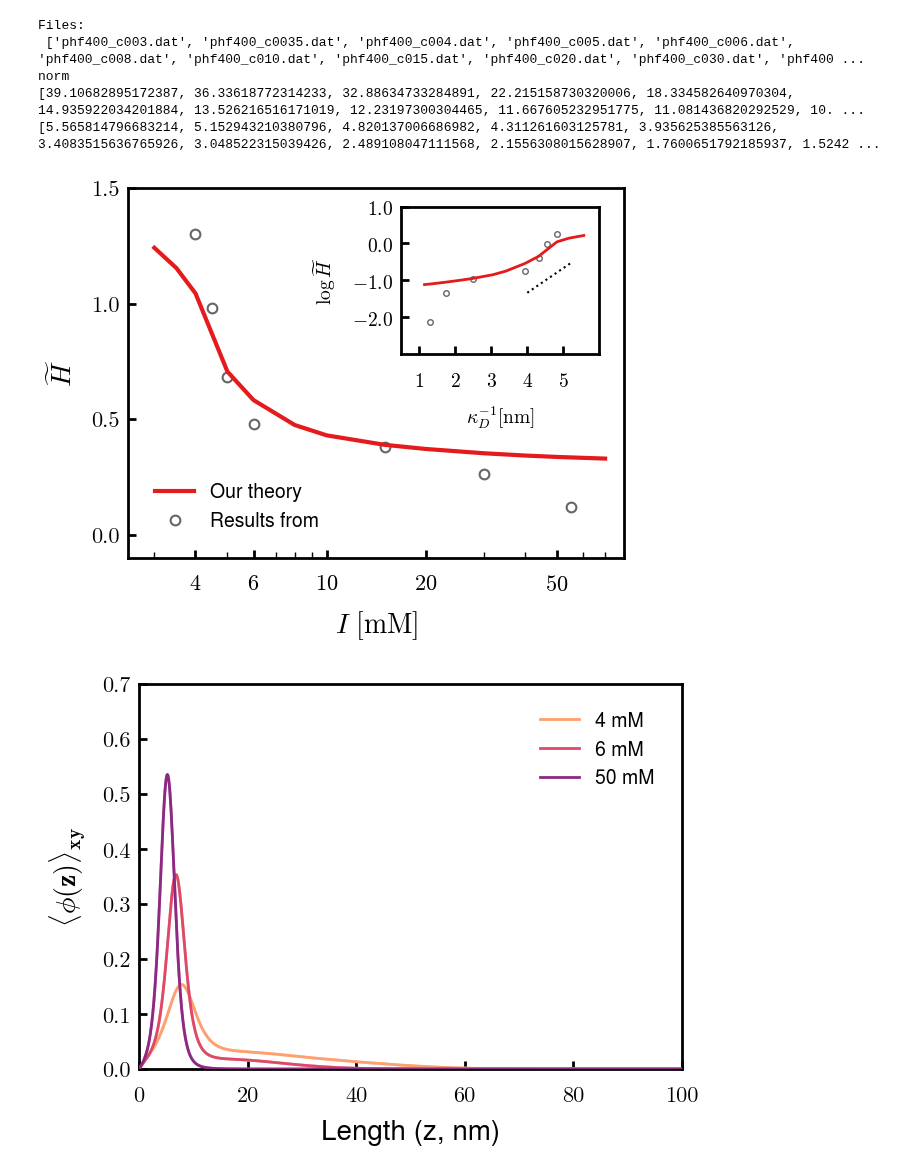
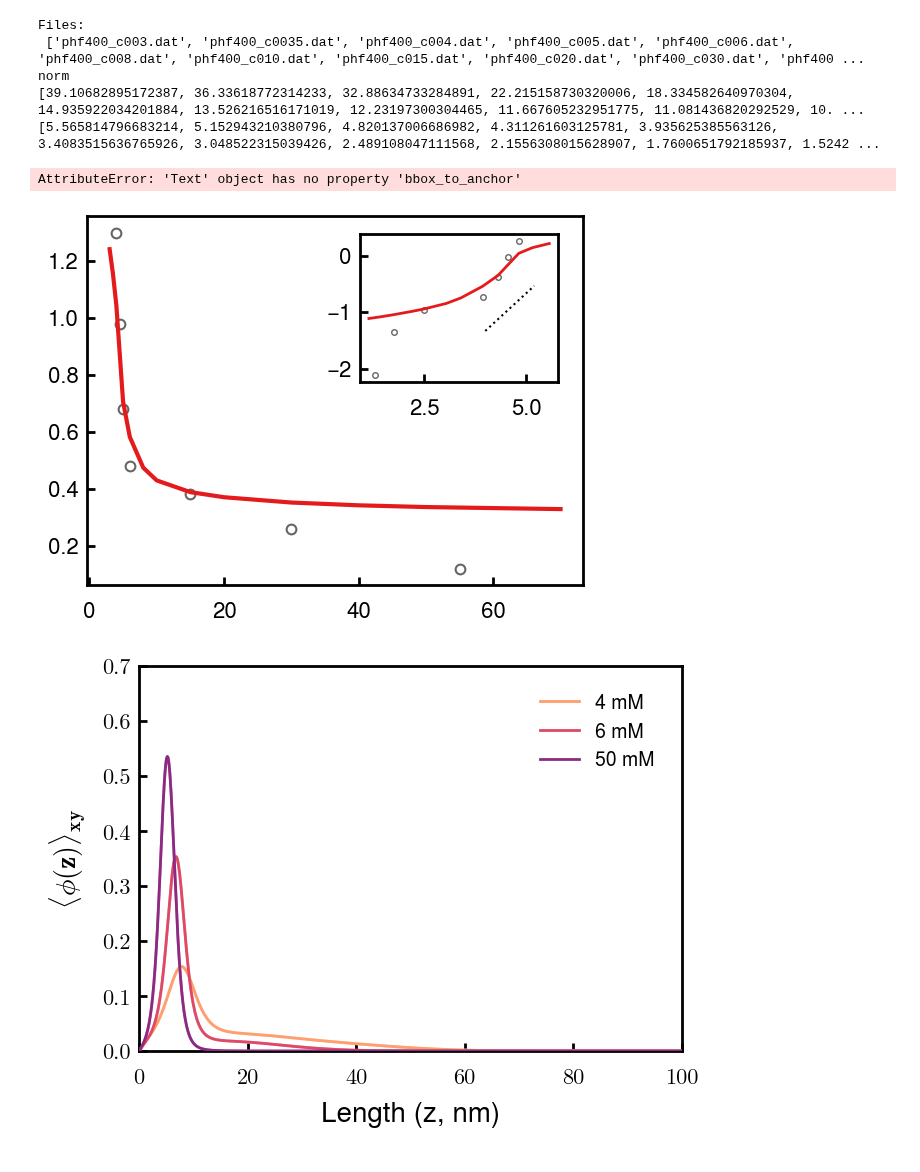
Before and after one commit to tyokokur/utilities, a Jupyter notebook: python/nfh_vis.ipynb, the cells around one changed output. Drawn from its saved outputs; the diff is of its cells as text; code cells hidden in the pictures.

```diff
--- a/python/nfh_vis.ipynb
+++ b/python/nfh_vis.ipynb
@@ -101,6 +101,7 @@ axins.plot(xDeb, ylog, 'o', c=tjy.lighten_color('k', 0.60), mew=1.0, ms=4, marke
 ag_x = np.array([4, 5.2])
 ag_y = 2/3 * ag_x - 4.00 # Zhulina 1995 Alexander-de Gennes 2/3 scaling
 axins.plot(ag_x, ag_y, 'k:', lw=1.5)
+axins.text(4.5, -1.0, 'help' ='upper left')
 axins.set_xticks([1, 2, 3, 4, 5])
 axins.set_xlim(0.5, 6.0)
 axins.set_yticks([-2, -1, 0, 1])
@@ -110,34 +111,35 @@ axins.set_ylabel(r'$\log\widetilde{H}$', fontsize=14)
 axins.set_xlabel(r'$\mathbf{\kappa}_D^{-1} [\mathrm{nm}]$', fontsize=14)
 ax.legend(loc=3)
 
 ax.set_xscale('log')
 ax.set_xlim(2.5, 80)
 ax.set_xticks([4, 6, 10, 20, 50])
 
 ax.set_ylim(-0.1, 1.5)
 ax.set_yticks([0.0, 0.5, 1.0, 1.5])
 ax.set_ylabel(r'$\widetilde{H}$')
 ax.set_xlabel(r'$I\ [\mathrm{mM}]$')
 
 class xScalarFormatterClass(ticker.ScalarFormatter):
     def _set_format(self):
         self.format = "$%d$" # New precision
 class yScalarFormatterClass(ticker.ScalarFormatter):
     def _set_format(self):
         self.format = "$%.1f$" # New precision
 axins.xaxis.set_major_formatter(xScalarFormatterClass(useMathText=True))
 ax.xaxis.set_major_formatter(xScalarFormatterClass(useMathText=True))
 axins.yaxis.set_major_formatter(yScalarFormatterClass(useMathText=True))
 axins.xaxis.set_tick_params(labelsize=14)
 axins.yaxis.set_tick_params(labelsize=14)
 
 # plt.gcf().text(0.000, 0.82, '(a)', fontsize=24)
 tjy.ticks()
 
 # plt.savefig('./imgs/hprof.eps')
 plt.show()
 # %% [output]
+AttributeError: 'Text' object has no property 'bbox_to_anchor'
-[figure, old version]
+[figure, new version]
 # %%
 # labs = ['003', '0035', '004', '005', '006', '008', '010', '020', '050']
 labs = ['004', '006', '050']
```
